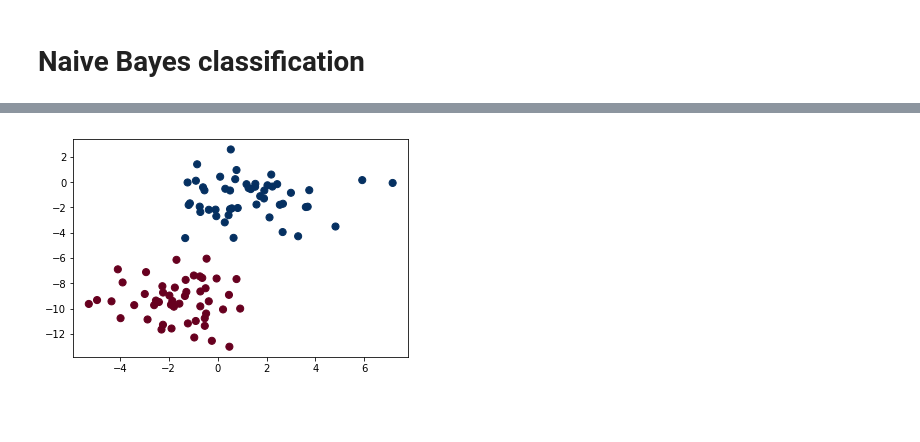
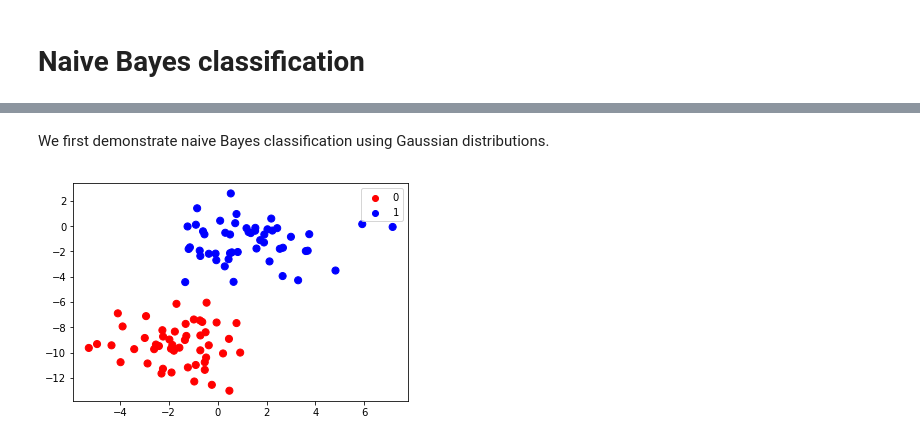
Before and after one commit to jttoivon/data-analysis-with-python-spring-2019, a Jupyter notebook: bayes.ipynb, the cells around one changed output, grey strips where cells are left out. Drawn from its saved outputs; the diff is of its cells as text; code cells hidden in the pictures; blank space fills up the shorter version.

Commit message:
Added new material
Mostly to bayes section.

```diff
--- a/bayes.ipynb
+++ b/bayes.ipynb
@@ -36,0 +21,2 @@ plt.hist2d(x, y, bins=100, cmap='Blues', range=[[-4,14],[-4,15]]);
+# %% [markdown]
+We first demonstrate naive Bayes classification using Gaussian distributions.
@@ -37,8 +26,13 @@ plt.hist2d(x, y, bins=100, cmap='Blues', range=[[-4,14],[-4,15]]);
 # %%
 from sklearn.datasets import make_blobs
 X,y = make_blobs(100, 2, centers=2, random_state=2, cluster_std=1.5)
-plt.scatter(X[:, 0], X[:, 1], c=y, s=50, cmap='RdBu');
+colors=np.array(["red", "blue"])
+plt.scatter(X[:, 0], X[:, 1], c=colors[y], s=50)
+for label, c in enumerate(colors):
+    plt.scatter([], [], c=c, label=str(label))
+plt.legend();
+#plt.colorbar();
 # %% [output]
-[figure, old version]
+[figure, new version]
 # %%
 from sklearn.naive_bayes import GaussianNB
```
Also changed, not shown: parts of 38 cells of this notebook, 6 other files.
